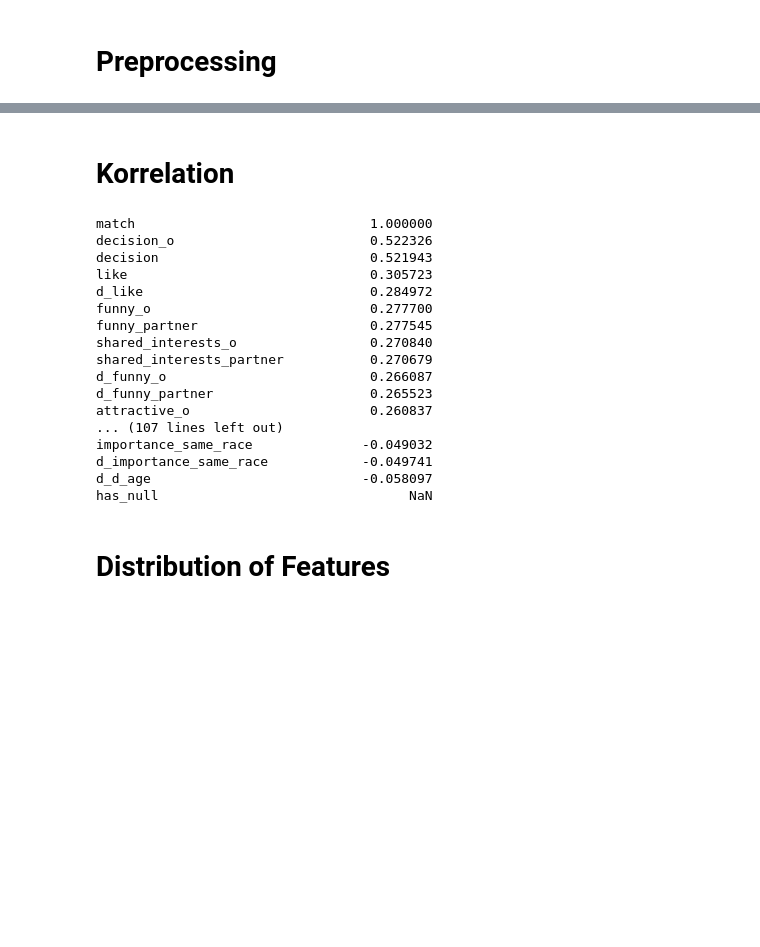
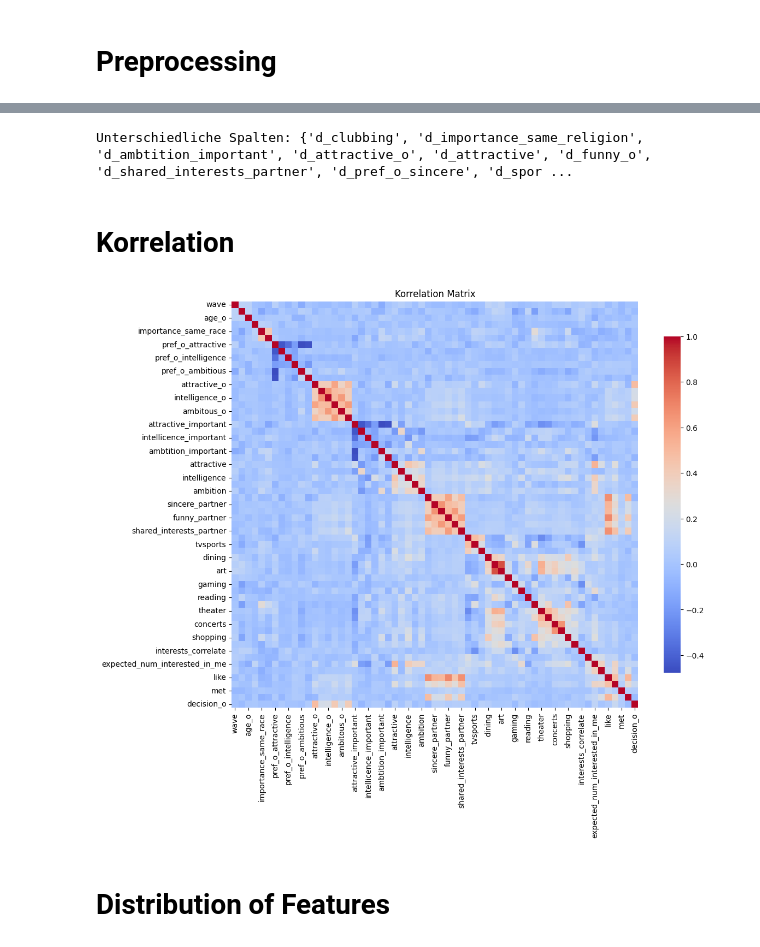
Before and after one commit to SvenNatterer/BASpeedDating, a Jupyter notebook: descriptive_speeddating.ipynb, the cells around one changed output, grey strips where cells are left out. Cells and saved outputs as stored; diff of their text form; code cells hidden in the pictures; blank space fills up the shorter version.

```diff
--- a/descriptive_speeddating.ipynb
+++ b/descriptive_speeddating.ipynb
@@ -102,0 +208,5 @@ for col in df.columns:
+# %%
+# gib mir alle object spalten
+object_columns = df_processed.select_dtypes(include=['object']).columns.tolist()
+num_columns = df_processed.select_dtypes(include=['int64', 'float64']).columns.tolist()
+df_processed[object_columns].head(10)
@@ -103,30 +225,22 @@ for col in df.columns:
+# %%
+#ich will den unterschied zwischen den beiden df.columns.tolist() df_processed.columns
+difference = set(df.columns) - set(df_processed.columns)
+print("Unterschiedliche Spalten:", difference)
+# %% [output]
+Unterschiedliche Spalten: {'d_clubbing', 'd_importance_same_religion', 'd_ambtition_important', 'd_attractive_o', 'd_attractive', 'd_funny_o', 'd_shared_interests_partner', 'd_pref_o_sincere', 'd_spor ...
 # %% [markdown]
 # Korrelation
 # %%
 import seaborn as sns
 import matplotlib.pyplot as plt
 
-df_numeric = df[num_cols]
-corr_matrix = df.corr()
-
-
-corr_series = corr_matrix['match'].sort_values(ascending=False)
-print(corr_series.to_string())
+df_numeric = df_processed[num_columns]
+df_numeric = df_numeric.drop(columns=['match'], errors='ignore')
+corr_matrix = df_numeric.corr()
+ # ganze Koreelations anzeigen
+plt.figure(figsize=(12, 10))
+sns.heatmap(corr_matrix, annot=False, fmt=".2f", cmap='coolwarm', square=True, cbar_kws={"shrink": .8})
+plt.title('Korrelation Matrix')
+plt.show()
 # %% [output]
-match                              1.000000
-decision_o                         0.522326
-decision                           0.521943
-like                               0.305723
-d_like                             0.284972
-funny_o                            0.277700
-funny_partner                      0.277545
-shared_interests_o                 0.270840
-shared_interests_partner           0.270679
-d_funny_o                          0.266087
-d_funny_partner                    0.265523
-attractive_o                       0.260837
-... (107 lines left out)
-importance_same_race              -0.049032
-d_importance_same_race            -0.049741
-d_d_age                           -0.058097
-has_null                                NaN
+[figure, added]
```
Also changed, not shown: parts of 12 cells of this notebook, 1 other file.
